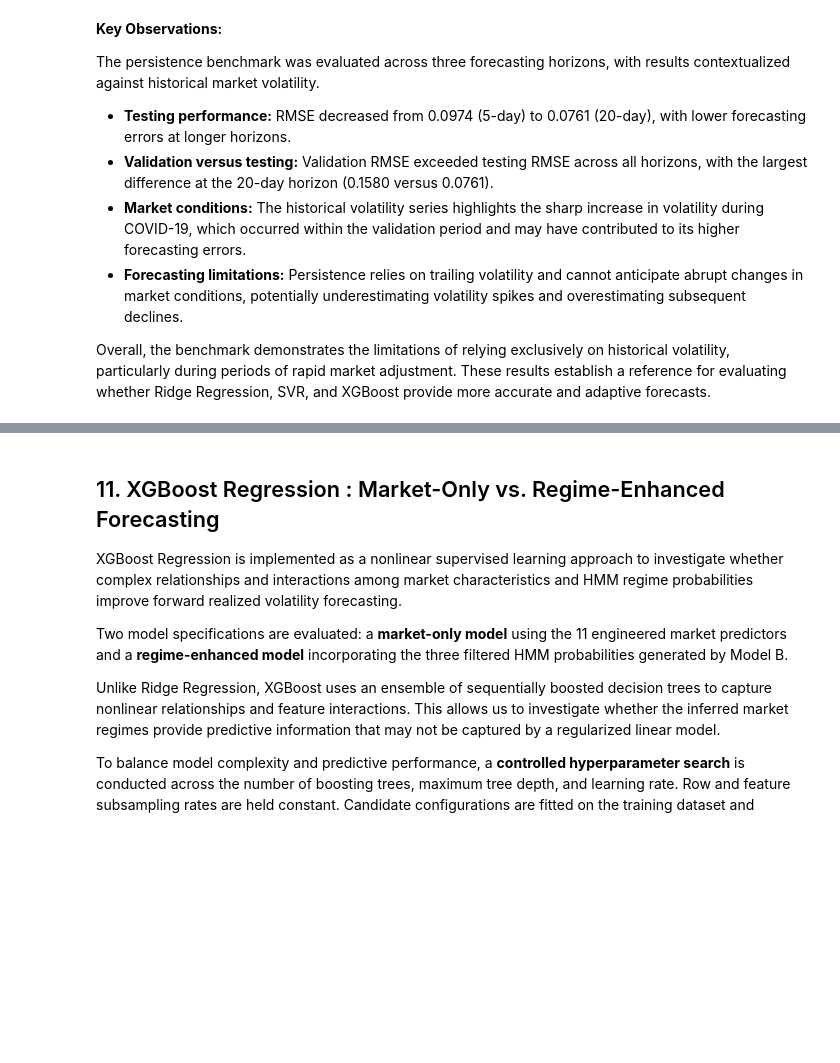
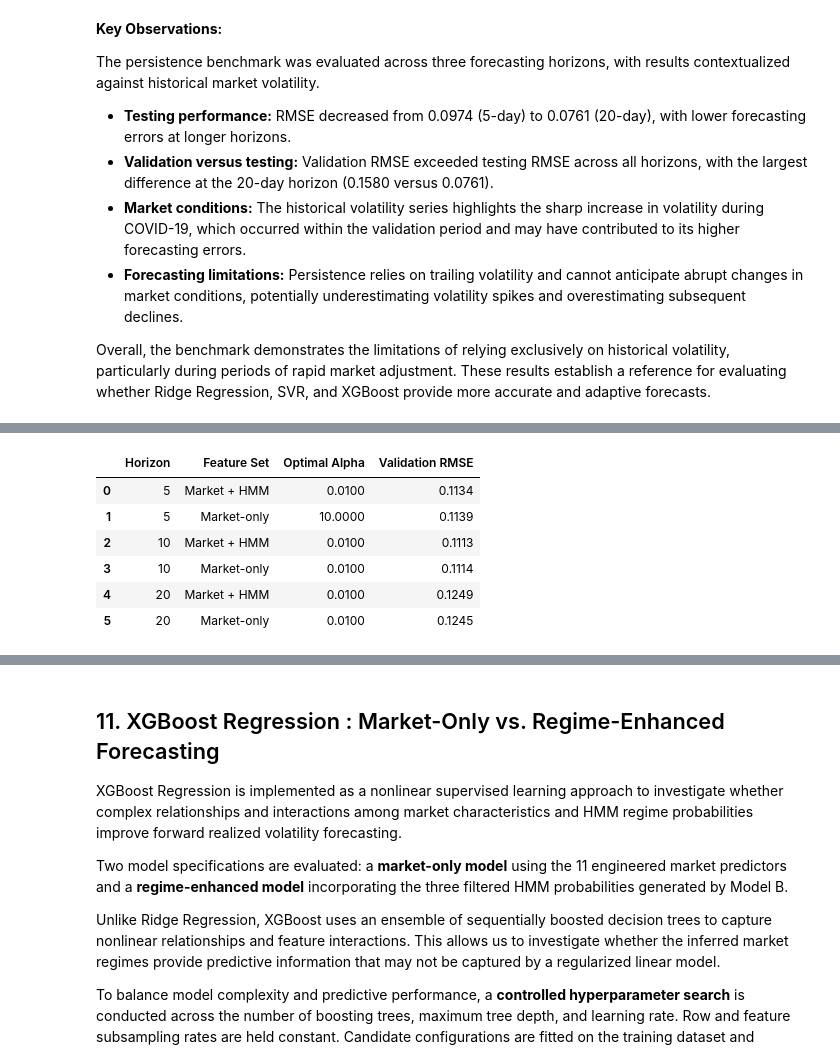
Before and after one commit to LR-Lemon/Milestone-II, a Jupyter notebook: notebooks/02_model_a_volatility_forecasting.ipynb, the cells around one changed output, grey strips where cells are left out. Cells and saved outputs as stored; diff of their text form; code cells hidden in the pictures; blank space fills up the shorter version.

Commit message:
Completed Section 6 - Ridge Regression

```diff
--- a/notebooks/02_model_a_volatility_forecasting.ipynb
+++ b/notebooks/02_model_a_volatility_forecasting.ipynb
@@ -2804,0 +2263,87 @@ plt.show()
+# %%
+# --------------------------------------------------
+# 6.2 Hyperparameter Tuning and Model Training
+# --------------------------------------------------
+
+# Reset model and tuning storage
+ridge_tuning_records = []
+ridge_models = {}
+
+# Train models across horizons and feature specifications
+for horizon in HORIZONS:
+
+    target_col = f"Forward_RV_{horizon}D"
+
+    for feature_name, features in feature_sets.items():
+
+        # Prepare training and validation data
+        X_train = train_df[features]
+        y_train = train_df[target_col]
+
+        X_val = val_df[features]
+        y_val = val_df[target_col]
+
+        best_rmse = np.inf
+        best_alpha = None
+        best_model = None
+
+        # Evaluate candidate regularization strengths
+        for alpha in RIDGE_ALPHA_GRID:
+
+            model = build_ridge_model(alpha)
+            model.fit(X_train, y_train)
+
+            # Validation predictions
+            val_pred = model.predict(X_val)
+
+            # Calculate validation RMSE
+            val_rmse = np.sqrt(
+                mean_squared_error(y_val, val_pred)
+            )
+
+            # Record tuning results
+            ridge_tuning_records.append({
+                "Horizon": horizon,
+                "Feature Set": feature_name,
+                "Alpha": alpha,
+                "Validation RMSE": val_rmse
+            })
+
+            # Retain best configuration
+            if val_rmse < best_rmse:
+                best_rmse = val_rmse
+                best_alpha = alpha
+                best_model = model
+
+        # Store best fitted model
+        ridge_models[(horizon, feature_name)] = {
+            "Model": best_model,
+            "Alpha": best_alpha,
+            "Validation RMSE": best_rmse
+        }
+
+# Consolidate tuning results
+ridge_tuning_df = pd.DataFrame(ridge_tuning_records)
+
+# Summarize optimal configurations
+ridge_best_summary = pd.DataFrame([
+    {
+        "Horizon": horizon,
+        "Feature Set": feature_name,
+        "Optimal Alpha": result["Alpha"],
+        "Validation RMSE": result["Validation RMSE"]
+    }
+    for (horizon, feature_name), result in ridge_models.items()
+])
+
+print("Ridge Regression - Optimal Hyperparameters")
+print("-" * 55)
+
+display(
+    ridge_best_summary.sort_values(
+        ["Horizon", "Feature Set"]
+    ).reset_index(drop=True)
+)
+
+print("\nRidge Regression models trained successfully.")
+# %% [output]
@@ -2804,0 +2352,7 @@ plt.show()
+|  | Horizon | Feature Set | Optimal Alpha | Validation RMSE |
+| 0 | 5 | Market + HMM | 0.0100 | 0.1134 |
+| 1 | 5 | Market-only | 10.0000 | 0.1139 |
+| 2 | 10 | Market + HMM | 0.0100 | 0.1113 |
+| 3 | 10 | Market-only | 0.0100 | 0.1114 |
+| 4 | 20 | Market + HMM | 0.0100 | 0.1249 |
+| 5 | 20 | Market-only | 0.0100 | 0.1245 |
```
Also changed, not shown: parts of 43 cells of this notebook.
